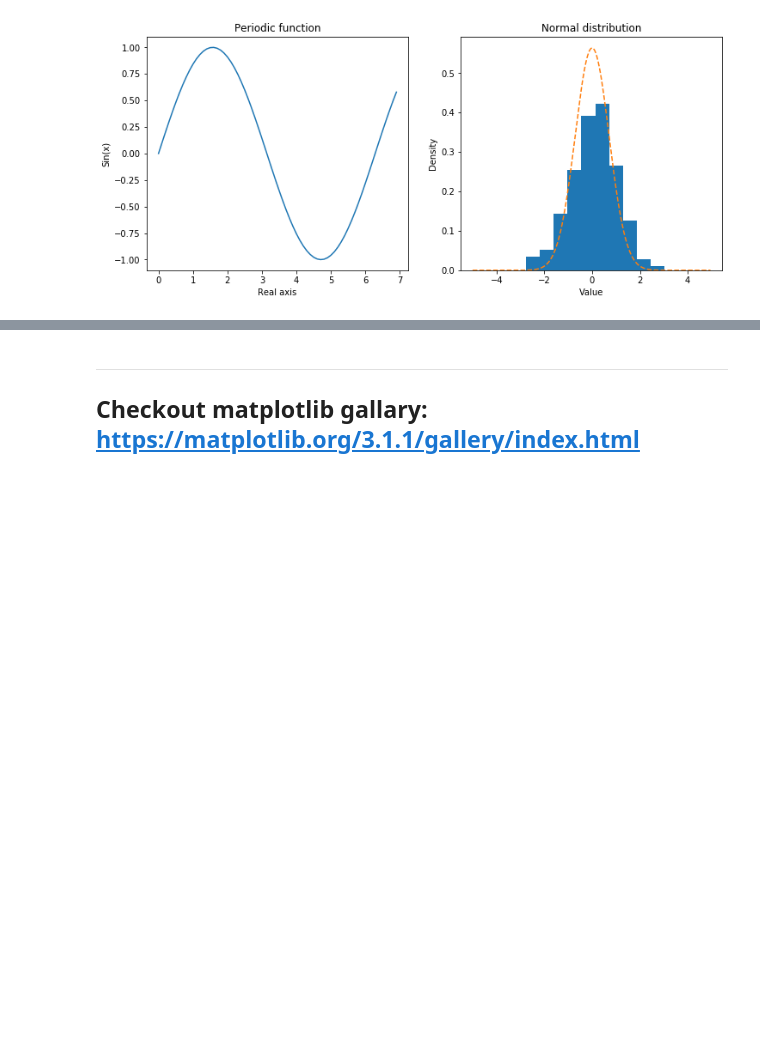
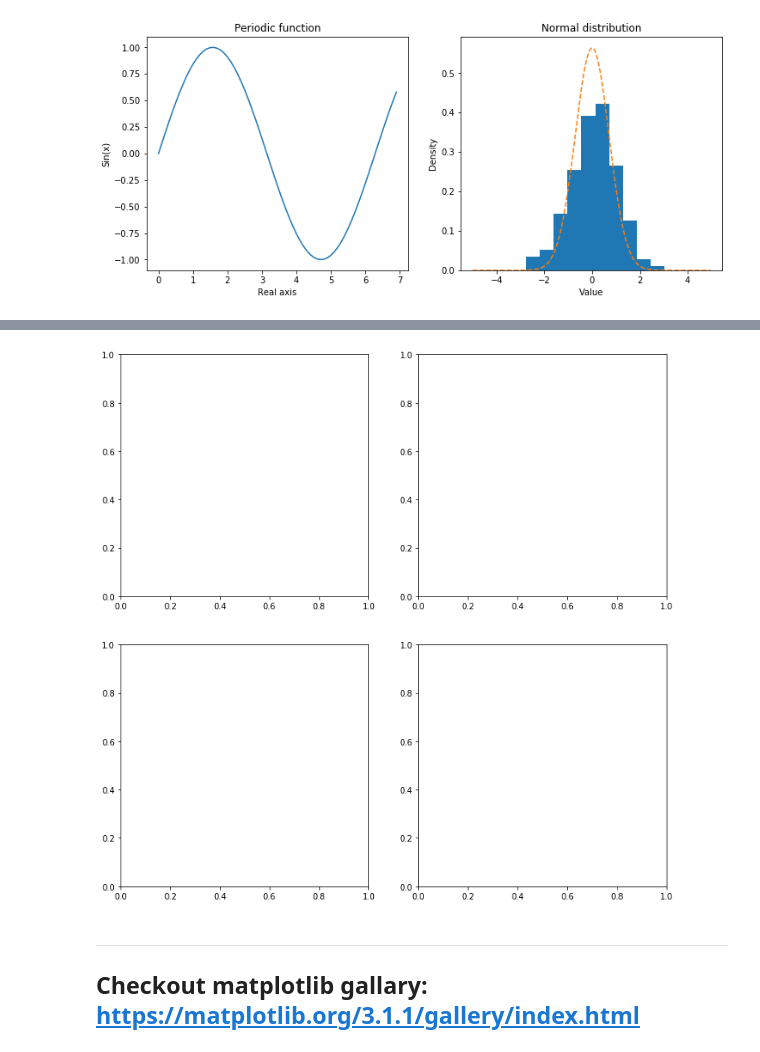
Before and after one commit to mmehrani/Introduction_to_python, a Jupyter notebook: numpy, matplotlib.ipynb, the cells around one changed output, grey strips where cells are left out. Saved outputs shown, nothing was run; the diff lists cells and outputs as text; code cells hidden in the pictures; blank space fills up the shorter version.

```diff
--- a/numpy, matplotlib.ipynb
+++ b/numpy, matplotlib.ipynb
@@ -327,3 +370,7 @@ fig
+# %%
+fig_new
+# %% [output]
+[figure, added]
 # %% [markdown]
 ***
 ## Checkout matplotlib gallary:    https://matplotlib.org/3.1.1/gallery/index.html
```
Also changed, not shown: parts of 23 cells of this notebook.
